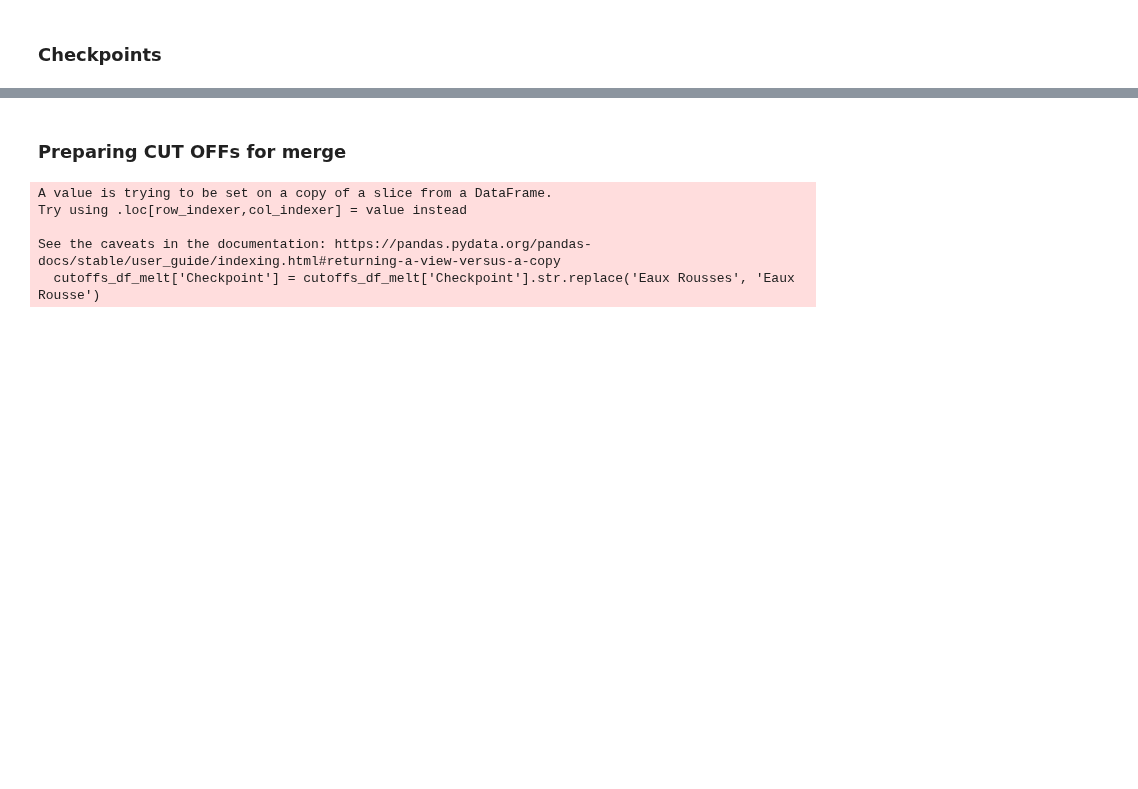
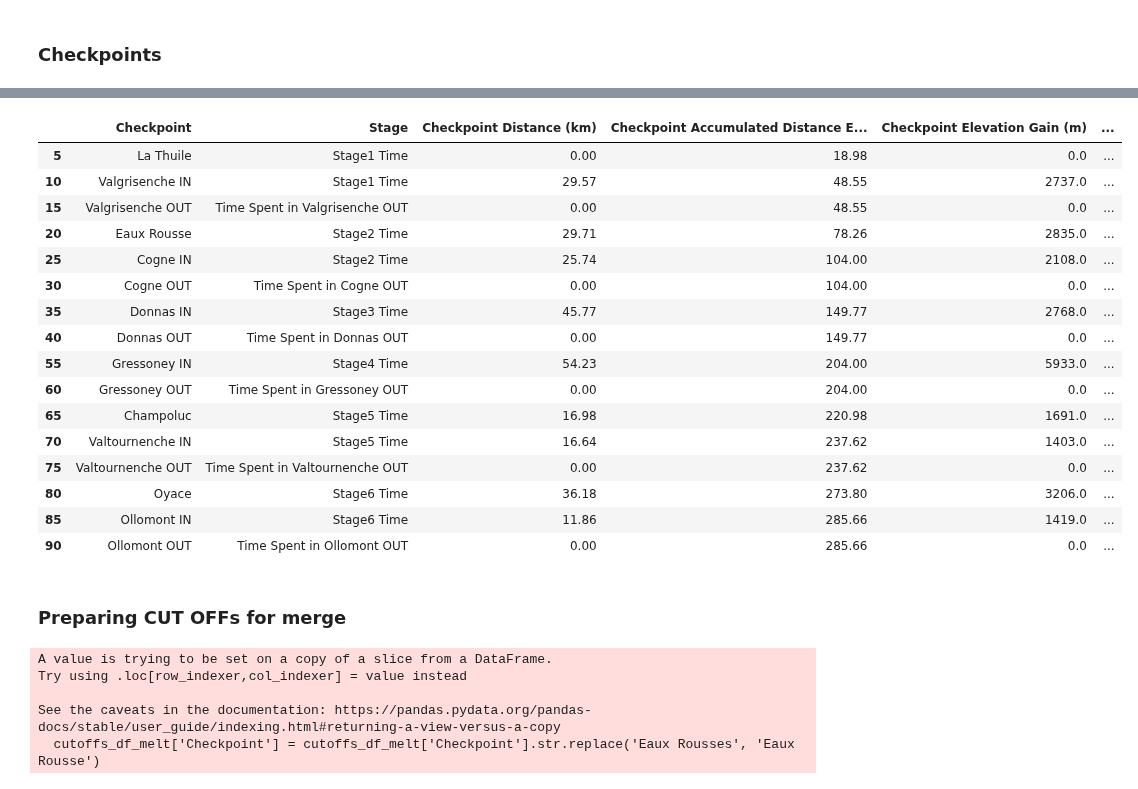
Before and after one commit to kjonina/TORX, a Jupyter notebook: Stage 4 - TOR330 Cut Offs Dataset.ipynb, the cells around one changed output, grey strips where cells are left out. Saved outputs shown, nothing was run; the diff lists cells and outputs as text; code cells hidden in the pictures; blank space fills up the shorter version.

Commit message:
banking time took me on a detour of looking at stage 4 again. Wrote functions to clean the lifebase and checkpoint cut off data really quickly

```diff
--- a/Stage 4 - TOR330 Cut Offs Dataset.ipynb
+++ b/Stage 4 - TOR330 Cut Offs Dataset.ipynb
@@ -324,36 +324,3 @@ cutoffs_df[cutoffs_df['Year'] == 2023]
 | 95 | TORX Finish Line | 2023 | 335.32 | 29608 | 2023-09-16 16:00:00 | 2023-09-16 18:00:00 |
 # %% [markdown]
 ### Extracting Stages of the race to calculate the time given for each stage
-# %%
-stages_cut_offs_df = cutoffs_df.copy()
-
-lifebase = ['Start',
-            'Valgrisenche IN','Valgrisenche OUT',
-            'Cogne IN', 'Cogne OUT',
-            'Donnas IN', 'Donnas OUT',
-            'Gressoney IN', 'Gressoney OUT',
-            'Valtournenche IN','Valtournenche OUT',
-            'Ollomont IN', 'Ollomont OUT',
-            'TORX Finish Line' ]
-
-# Set 'Checkpoint' as a categorical column with the defined order
-stages_cut_offs_df['Checkpoint'] = pd.Categorical(
-    stages_cut_offs_df['Checkpoint'],
-    categories=lifebase,
-    ordered=True
-)
-
-stages_cut_offs_df = stages_cut_offs_df[[ 'Checkpoint',
-       'distance\nfrom START\n(km)',
-       'D+\nfrom START (m)', 'Wave1']][
-                            (stages_cut_offs_df['Checkpoint'].isin(lifebase))&
-                            (stages_cut_offs_df['Year'] == 2023)]#.reset_index(drop = True)
-
-# Calculate differences
-stages_cut_offs_df["Distance Difference (km)"] = stages_cut_offs_df["distance\nfrom START\n(km)"].diff().fillna(0)
-stages_cut_offs_df["D+ Difference (m)"] = stages_cut_offs_df["D+\nfrom START (m)"].diff().fillna(0)
-
-stages_cut_offs_df["Stage Duration"] = stages_cut_offs_df["Wave1"].diff()
-
-stages_cut_offs_df = stages_cut_offs_df[['Checkpoint', "Distance Difference (km)",
-                     "D+ Difference (m)", 'Wave1' , "Stage Duration"]]
@@ -579,2 +444,30 @@ See the caveats in the documentation: https://pandas.pydata.org/pandas-docs/stab
+# %%
+checkpoint_category_order = ['La Thuile', 'Valgrisenche IN', 'Valgrisenche OUT', 'Eaux Rousse',
+       'Cogne IN', 'Cogne OUT', 'Donnas IN', 'Donnas OUT',
+       'Rifugio della Barma', 'Niel La Gruba', 'Gressoney IN',
+       'Gressoney OUT', 'Champoluc', 'Valtournenche IN',
+       'Valtournenche OUT', 'Oyace', 'Ollomont IN', 'Ollomont OUT',
+       'FINISH']
+
+checkpoints_cut_offs_df = cleaning_cut_off_data(cutoffs_df, 'Checkpoint', checkpoint_category_order)
+checkpoints_cut_offs_df
+# %% [output]
+|  | Checkpoint | Stage | Checkpoint Distance (km) | Checkpoint Accumulated Distance E... | Checkpoint Elevation Gain (m) | ... |
+| 5 | La Thuile | Stage1 Time | 0.00 | 18.98 | 0.0 | ... |
+| 10 | Valgrisenche IN | Stage1 Time | 29.57 | 48.55 | 2737.0 | ... |
+| 15 | Valgrisenche OUT | Time Spent in Valgrisenche OUT | 0.00 | 48.55 | 0.0 | ... |
+| 20 | Eaux Rousse | Stage2 Time | 29.71 | 78.26 | 2835.0 | ... |
+| 25 | Cogne IN | Stage2 Time | 25.74 | 104.00 | 2108.0 | ... |
+| 30 | Cogne OUT | Time Spent in Cogne OUT | 0.00 | 104.00 | 0.0 | ... |
+| 35 | Donnas IN | Stage3 Time | 45.77 | 149.77 | 2768.0 | ... |
+| 40 | Donnas OUT | Time Spent in Donnas OUT | 0.00 | 149.77 | 0.0 | ... |
+| 55 | Gressoney IN | Stage4 Time | 54.23 | 204.00 | 5933.0 | ... |
+| 60 | Gressoney OUT | Time Spent in Gressoney OUT | 0.00 | 204.00 | 0.0 | ... |
+| 65 | Champoluc | Stage5 Time | 16.98 | 220.98 | 1691.0 | ... |
+| 70 | Valtournenche IN | Stage5 Time | 16.64 | 237.62 | 1403.0 | ... |
+| 75 | Valtournenche OUT | Time Spent in Valtournenche OUT | 0.00 | 237.62 | 0.0 | ... |
+| 80 | Oyace | Stage6 Time | 36.18 | 273.80 | 3206.0 | ... |
+| 85 | Ollomont IN | Stage6 Time | 11.86 | 285.66 | 1419.0 | ... |
+| 90 | Ollomont OUT | Time Spent in Ollomont OUT | 0.00 | 285.66 | 0.0 | ... |
 # %%
 # Saving this
```
Also changed, not shown: parts of 12 cells of this notebook, 8 other files.
